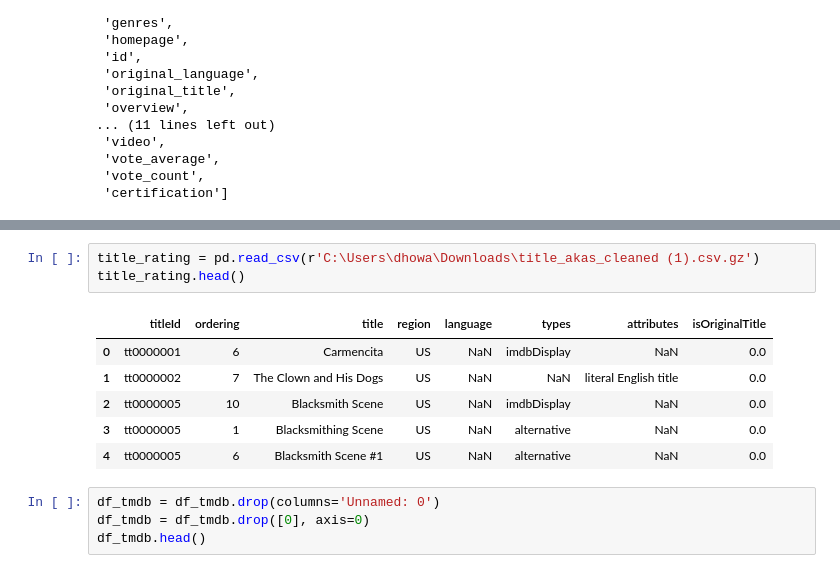
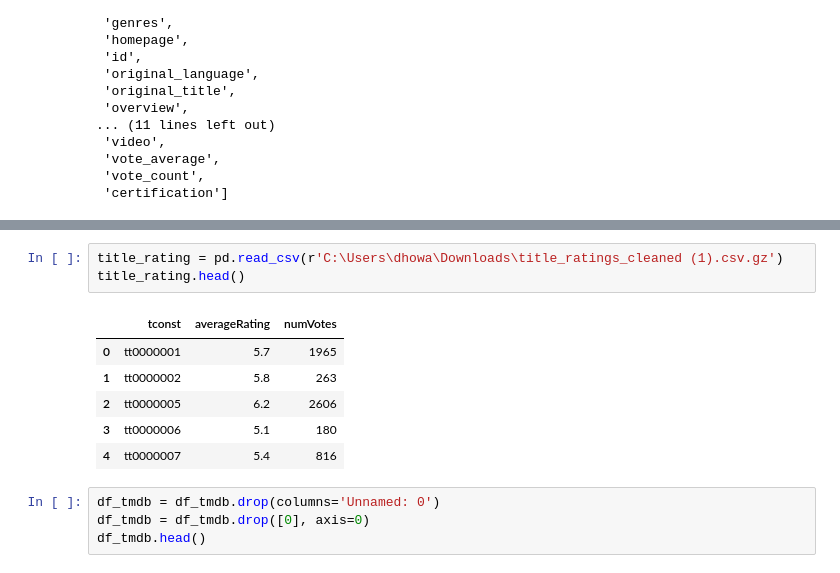
Before and after one commit to Kassandracw8/Project-3-Part-2, a Jupyter notebook: SQL.ipynb, the cells around one changed output, grey strips where cells are left out. Saved outputs shown, nothing was run; the diff lists cells and outputs as text.

```diff
--- a/SQL.ipynb
+++ b/SQL.ipynb
@@ -57,15 +57,15 @@ title_basics.head()
 | 3 | tt0088751 | movie | The Naked Monster | The Naked Monster | 0 | 2005.0 | NaN | 100 | Comedy,Horror,Sci-Fi |
 | 4 | tt0096056 | movie | Crime and Punishment | Crime and Punishment | 0 | 2002.0 | NaN | 126 | Drama |
 # %%
-title_rating = pd.read_csv(r'C:\Users\dhowa\Downloads\title_akas_cleaned (1).csv.gz')
+title_rating = pd.read_csv(r'C:\Users\dhowa\Downloads\title_ratings_cleaned (1).csv.gz')
 title_rating.head()
 # %% [output]
-|  | titleId | ordering | title | region | language | types | attributes | isOriginalTitle |
-| 0 | tt0000001 | 6 | Carmencita | US | NaN | imdbDisplay | NaN | 0.0 |
-| 1 | tt0000002 | 7 | The Clown and His Dogs | US | NaN | NaN | literal English title | 0.0 |
-| 2 | tt0000005 | 10 | Blacksmith Scene | US | NaN | imdbDisplay | NaN | 0.0 |
-| 3 | tt0000005 | 1 | Blacksmithing Scene | US | NaN | alternative | NaN | 0.0 |
-| 4 | tt0000005 | 6 | Blacksmith Scene #1 | US | NaN | alternative | NaN | 0.0 |
+|  | tconst | averageRating | numVotes |
+| 0 | tt0000001 | 5.7 | 1965 |
+| 1 | tt0000002 | 5.8 | 263 |
+| 2 | tt0000005 | 6.2 | 2606 |
+| 3 | tt0000006 | 5.1 | 180 |
+| 4 | tt0000007 | 5.4 | 816 |
 # %%
 df_tmdb = df_tmdb.drop(columns='Unnamed: 0')
 df_tmdb = df_tmdb.drop([0], axis=0)
```
Also changed, not shown: parts of 5 cells of this notebook.
